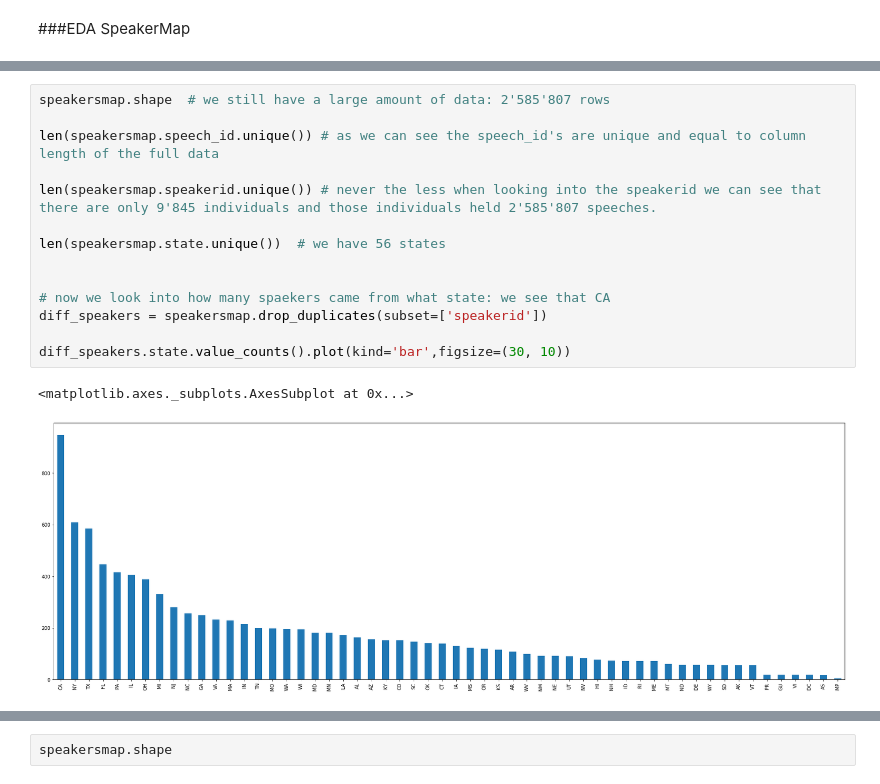
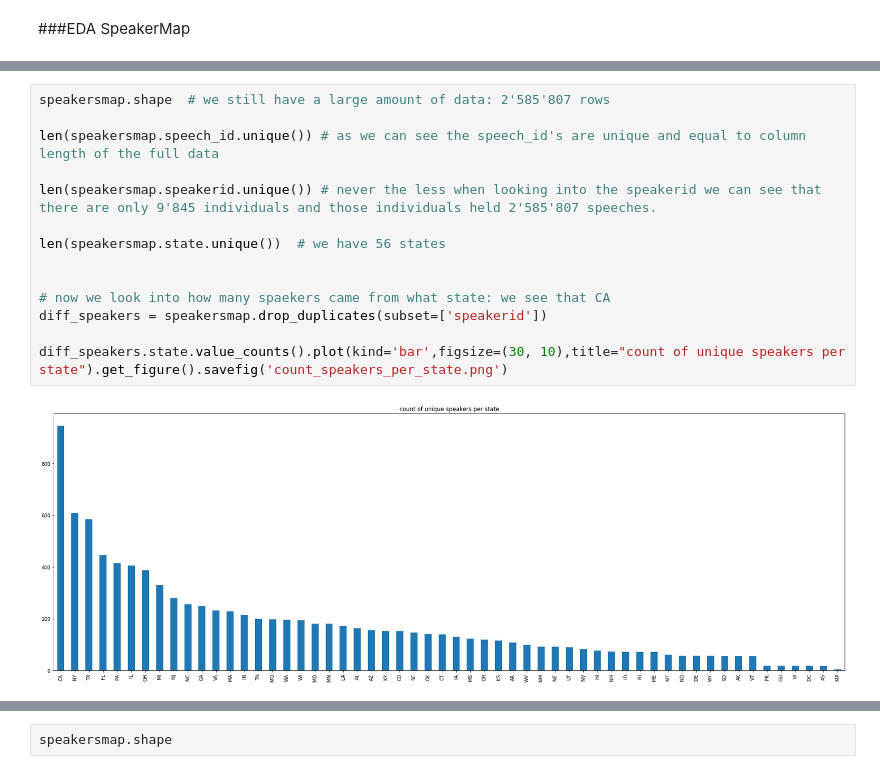
Before and after one commit to rfahrn/Text-Analysis, a Jupyter notebook: AnalysisAmericanCongress.ipynb, the cells around one changed output, grey strips where cells are left out. Saved outputs shown, nothing was run; the diff lists cells and outputs as text.

```diff
--- a/AnalysisAmericanCongress.ipynb
+++ b/AnalysisAmericanCongress.ipynb
@@ -87,18 +88,17 @@ speakersmap.head(3)
 # %%
 speakersmap.shape  # we still have a large amount of data: 2'585'807 rows
 
 len(speakersmap.speech_id.unique()) # as we can see the speech_id's are unique and equal to column length of the full data
 
 len(speakersmap.speakerid.unique()) # never the less when looking into the speakerid we can see that there are only 9'845 individuals and those individuals held 2'585'807 speeches.
 
 len(speakersmap.state.unique())  # we have 56 states
 
 
 # now we look into how many spaekers came from what state: we see that CA
 diff_speakers = speakersmap.drop_duplicates(subset=['speakerid'])
 
-diff_speakers.state.value_counts().plot(kind='bar',figsize=(30, 10))
+diff_speakers.state.value_counts().plot(kind='bar',figsize=(30, 10),title="count of unique speakers per state").get_figure().savefig('count_speakers_per_state.png')
 # %% [output]
-<matplotlib.axes._subplots.AxesSubplot at 0x...>
-[figure, old version]
+[figure, new version]
 # %%
```
Also changed, not shown: parts of 62 cells of this notebook.
